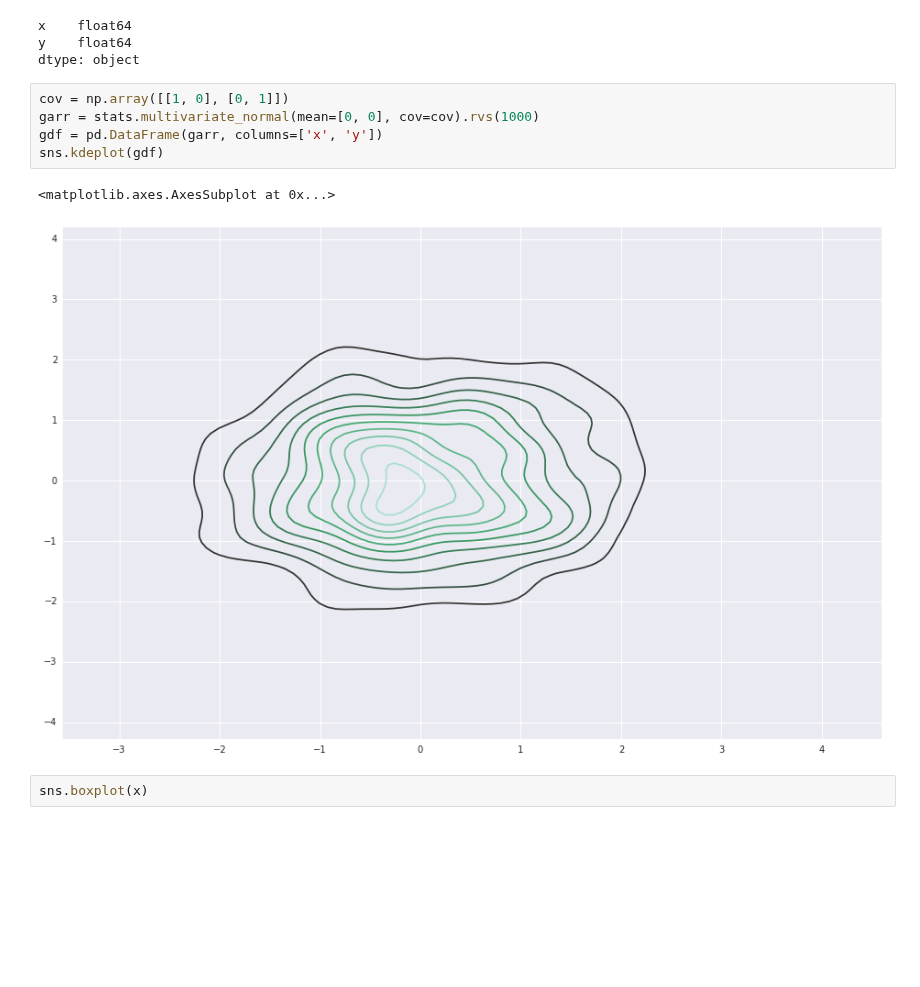
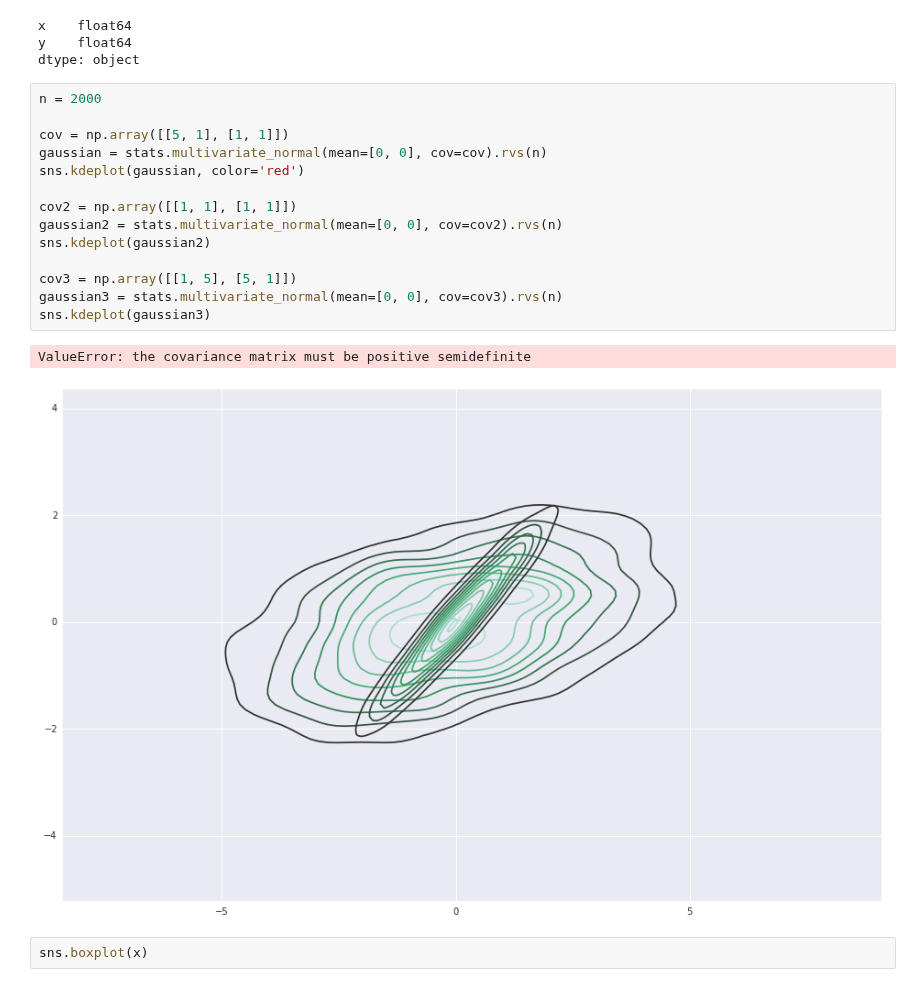
Before and after one commit to clarkfitzg/junkyard, a Jupyter notebook: seaborn_test.ipynb, the cells around one changed output. Saved outputs shown, nothing was run; the diff lists cells and outputs as text; blank space fills up the shorter version.

```diff
--- a/seaborn_test.ipynb
+++ b/seaborn_test.ipynb
@@ -21,14 +21,23 @@ gdf.dtypes
 x    float64
 y    float64
 dtype: object
-# %%
-cov = np.array([[1, 0], [0, 1]])
-garr = stats.multivariate_normal(mean=[0, 0], cov=cov).rvs(1000)
-gdf = pd.DataFrame(garr, columns=['x', 'y'])
-sns.kdeplot(gdf)
-# %% [output]
-<matplotlib.axes.AxesSubplot at 0x...>
-[figure, removed]
+# %%
+n = 2000
+
+cov = np.array([[5, 1], [1, 1]])
+gaussian = stats.multivariate_normal(mean=[0, 0], cov=cov).rvs(n)
+sns.kdeplot(gaussian, color='red')
+
+cov2 = np.array([[1, 1], [1, 1]])
+gaussian2 = stats.multivariate_normal(mean=[0, 0], cov=cov2).rvs(n)
+sns.kdeplot(gaussian2)
+
+cov3 = np.array([[1, 5], [5, 1]])
+gaussian3 = stats.multivariate_normal(mean=[0, 0], cov=cov3).rvs(n)
+sns.kdeplot(gaussian3)
+# %% [output]
+ValueError: the covariance matrix must be positive semidefinite
+[figure, added]
 # %%
 sns.boxplot(x)
 # %% [output]
```
Also changed, not shown: parts of 2 cells of this notebook, 3 other files.
